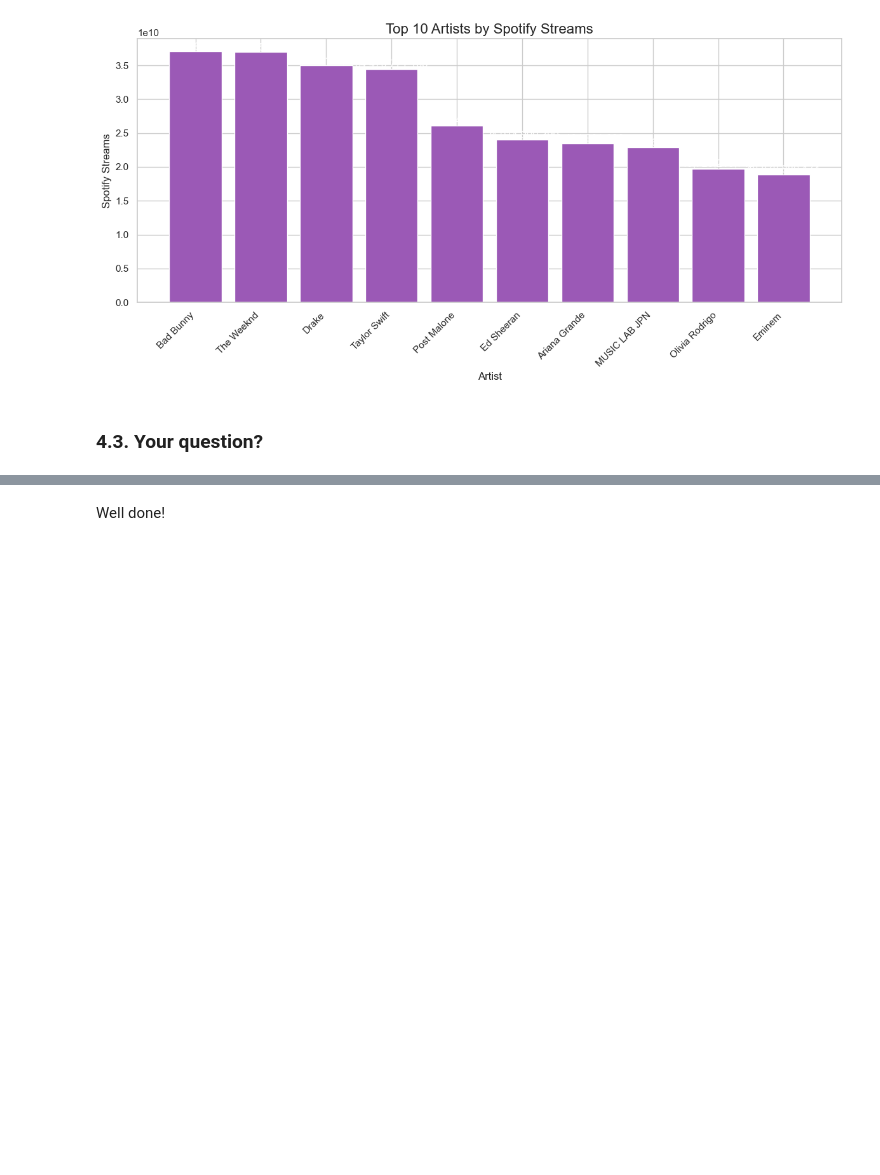
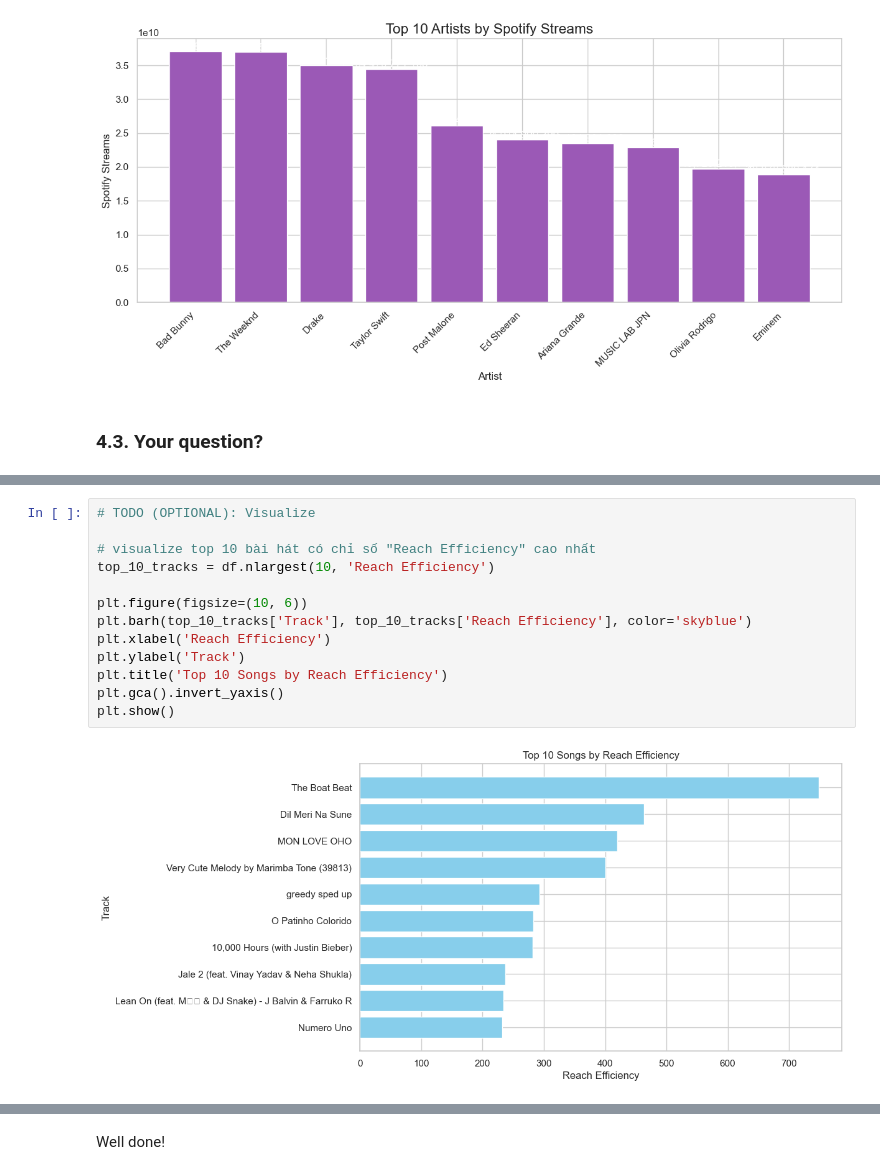
Before and after one commit to PrORain-HCMUS/Programming-for-DS-HW, a Jupyter notebook: Lab 3/Lab 3.ipynb, the cells around one changed output, grey strips where cells are left out. Drawn from its saved outputs; the diff is of its cells as text; blank space fills up the shorter version.

```diff
--- a/Lab 3/Lab 3.ipynb
+++ b/Lab 3/Lab 3.ipynb
@@ -407,0 +465,15 @@ Your insights:
+# %%
+# TODO (OPTIONAL): Visualize
+
+# visualize top 10 bài hát có chỉ số "Reach Efficiency" cao nhất
+top_10_tracks = df.nlargest(10, 'Reach Efficiency')
+
+plt.figure(figsize=(10, 6))
+plt.barh(top_10_tracks['Track'], top_10_tracks['Reach Efficiency'], color='skyblue')
+plt.xlabel('Reach Efficiency')
+plt.ylabel('Track')
+plt.title('Top 10 Songs by Reach Efficiency')
+plt.gca().invert_yaxis()
+plt.show()
+# %% [output]
+[figure, added]
```
Also changed, not shown: parts of 15 cells of this notebook.
